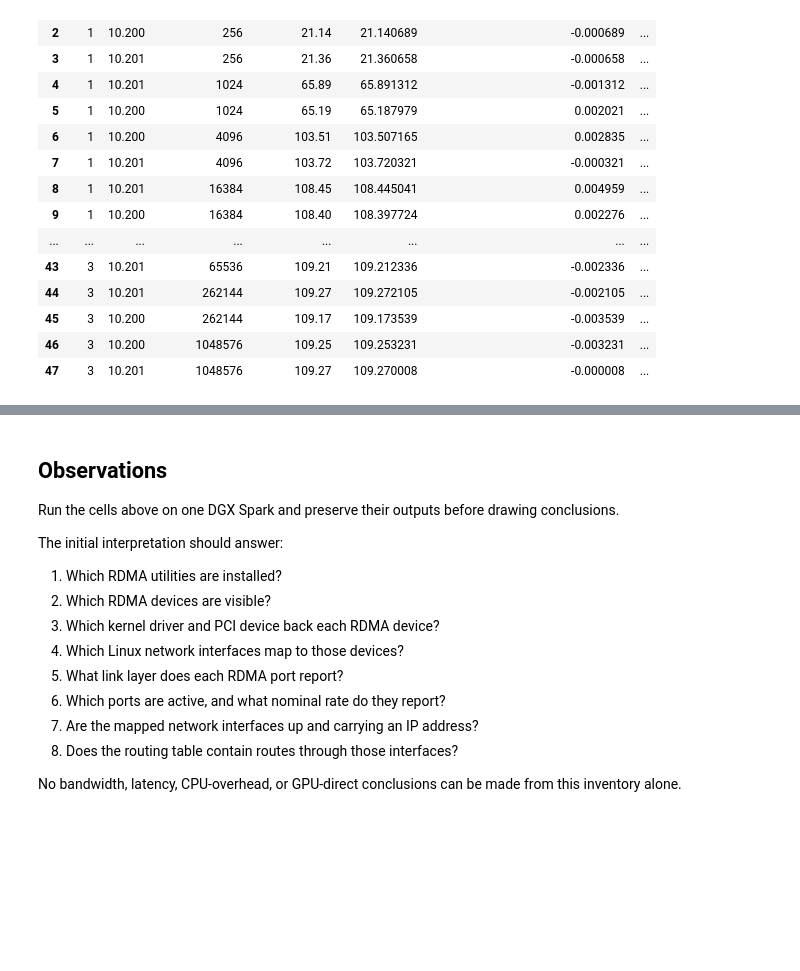
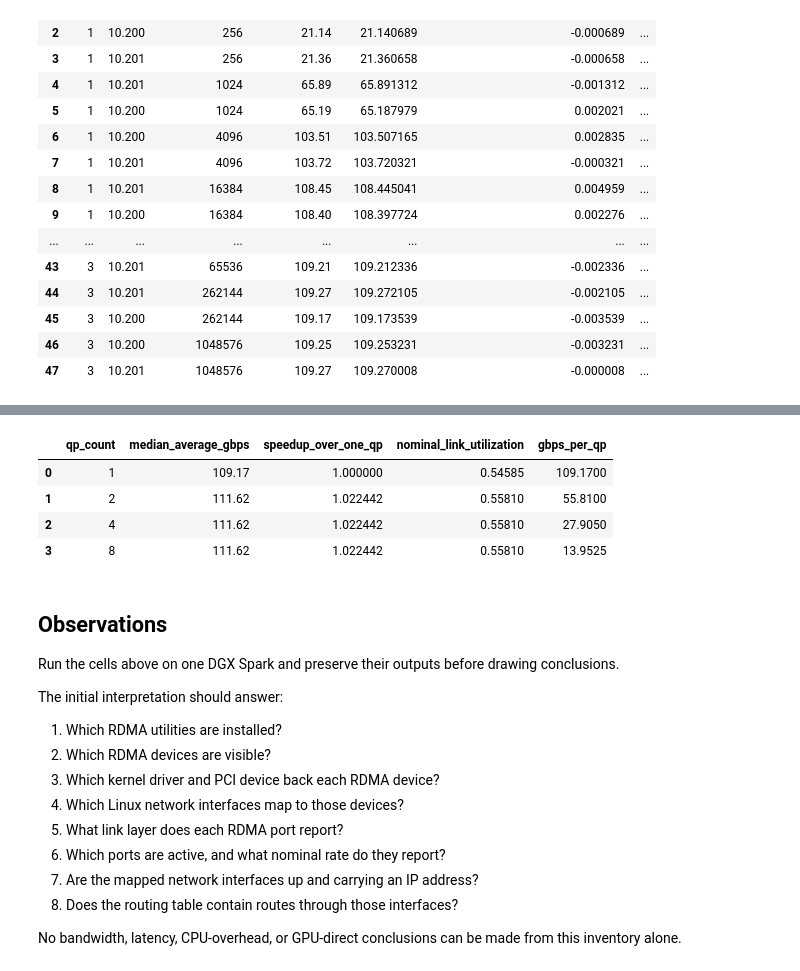
Before and after one commit to coert/dgx-spark-lab, a Jupyter notebook: experiments/00-foundations/09-rdma-fundamentals.ipynb, the cells around one changed output, grey strips where cells are left out. Cells and saved outputs as stored; diff of their text form; code cells hidden in the pictures; blank space fills up the shorter version.

```diff
--- a/experiments/00-foundations/09-rdma-fundamentals.ipynb
+++ b/experiments/00-foundations/09-rdma-fundamentals.ipynb
@@ -2504,3 +2795,25 @@ display(
+# %%
+multi_qp_summary_df["gbps_per_qp"] = (
+    multi_qp_summary_df["median_average_gbps"] / multi_qp_summary_df["qp_count"]
+)
+
+display(
+    multi_qp_summary_df[
+        [
+            "qp_count",
+            "median_average_gbps",
+            "speedup_over_one_qp",
+            "nominal_link_utilization",
+            "gbps_per_qp",
+        ]
+    ]
+)
+# %% [output]
+|  | qp_count | median_average_gbps | speedup_over_one_qp | nominal_link_utilization | gbps_per_qp |
+| 0 | 1 | 109.17 | 1.000000 | 0.54585 | 109.1700 |
+| 1 | 2 | 111.62 | 1.022442 | 0.55810 | 55.8100 |
+| 2 | 4 | 111.62 | 1.022442 | 0.55810 | 27.9050 |
+| 3 | 8 | 111.62 | 1.022442 | 0.55810 | 13.9525 |
 # %% [markdown]
 ## Observations
 
```
Also changed, not shown: parts of 7 cells of this notebook.
